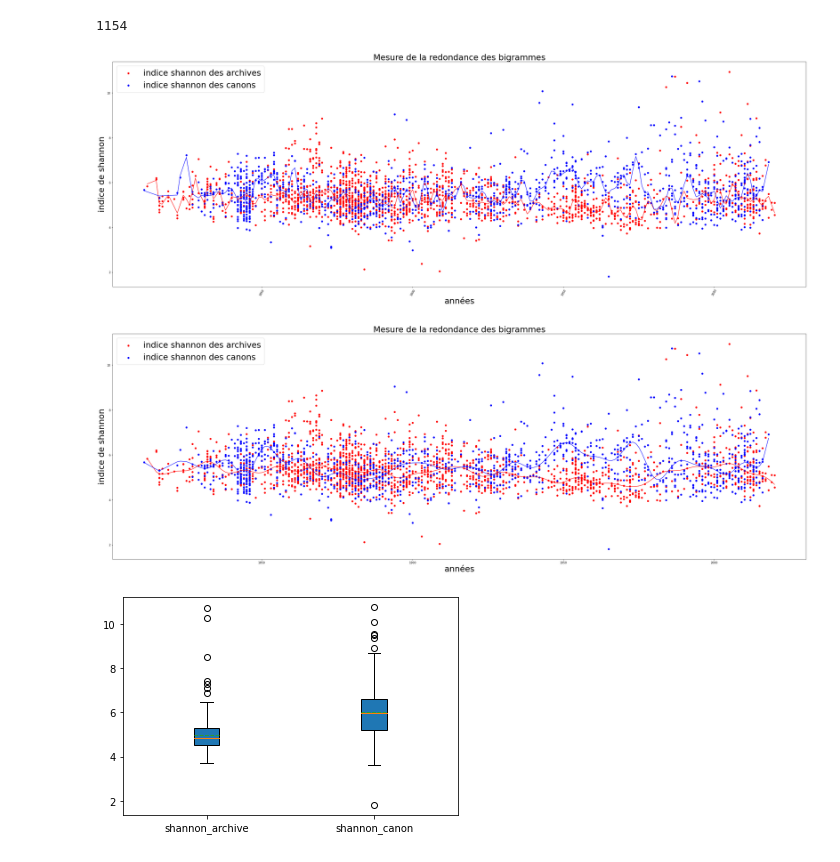
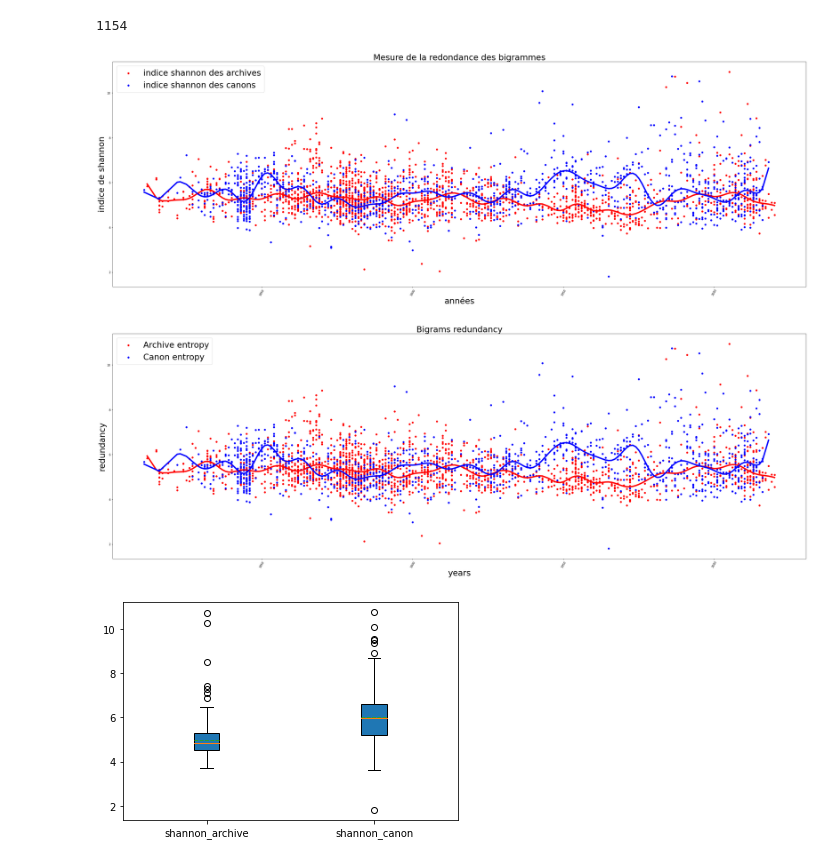
Before and after one commit to crazyjeannot/canons, a Jupyter notebook: regression.ipynb, the cells around one changed output. Saved outputs shown, nothing was run; the diff lists cells and outputs as text; code cells hidden in the pictures.

```diff
--- a/regression.ipynb
+++ b/regression.ipynb
@@ -129,12 +121,16 @@ len(shannon_canon_df.mean())
 len(data_can)
 # %% [output]
 1154
+# %%
+svr_poly = SVR(kernel='rbf', C=100, gamma=0.01, epsilon=.1)
+#SVR(kernel='poly', C=100, gamma='auto', degree=3, epsilon=.1,coef0=1)
+#SVR(kernel='rbf', C=100, gamma=0.1, epsilon=.1)
 # %%
 plt.figure(figsize=(45,15))
 plt.scatter(annee_arch, shannon_archive_df.mean(), label = 'indice shannon des archives',color = 'red')
 plt.scatter(annee_test, shannon_canon_df.mean(), label = 'indice shannon des canons',color='blue')
-plt.plot(annee_arch, svr_poly.fit(annee_arch, data_arch).predict(annee_arch),color = 'red')
-plt.plot(annee_test, svr_poly.fit(annee_test, data_can).predict(annee_test),color='blue')
+plt.plot(annee_arch, svr_poly.fit(annee_arch, data_arch).predict(annee_arch),color = 'red', linewidth=5)
+plt.plot(annee_test, svr_poly.fit(annee_test, data_can).predict(annee_test),color= 'blue', linewidth=5)
 
 plt.ylabel('indice de shannon', fontsize=30)
 plt.xlabel('années', fontsize=30)
@@ -143,15 +139,6 @@ plt.xticks(rotation=60)
 plt.title('Mesure de la redondance des bigrammes', fontsize=30)
 plt.legend(prop={'size': 30})
 
-#fig, axes = plt.subplots(figsize=(15, 10), sharey=True)
-#axes.scatter(annee_test[svr_poly.support_], data_can[svr_poly.support_], facecolor="none", s=50)
-#axes.scatter(annee_test[np.setdiff1d(np.arange(len(annee_test)), svr_poly.support_)],data_can[np.setdiff1d(np.arange(len(annee_test)), svr_poly.support_)],facecolor="none", edgecolor="k", s=50,label='other training data')
-#axes.legend(loc='upper center', bbox_to_anchor=(0.5, 1.1),ncol=1, fancybox=True, shadow=True)
-
-
-#axes.scatter(annee_arch[svr_poly.support_], data_arch[svr_poly.support_], facecolor="none", s=50)
-#axes.scatter(annee_arch[np.setdiff1d(np.arange(len(annee_arch)), svr_poly.support_)],data_arch[np.setdiff1d(np.arange(len(annee_arch)), svr_poly.support_)],facecolor="none", edgecolor="k", s=50,label='other training data')
-#axes.legend(loc='upper center', bbox_to_anchor=(0.5, 1.1),ncol=1, fancybox=True, shadow=True)
 plt.show()
 # %% [output]
-[figure, old version]
+[figure, new version]
@@ -160,18 +145,20 @@ annee = set(annee_archive+annee_canon)
 # %%
 plt.figure(figsize=(45,15))
-plt.scatter(annee_arch, shannon_archive_df.mean(), label = 'indice shannon des archives',color = 'red')
-plt.scatter(annee_test, shannon_canon_df.mean(), label = 'indice shannon des canons',color='blue')
-plt.plot(annee_arch, svr_poly.fit(annee_arch, data_arch).predict(annee_arch),color = 'red')
-plt.plot(annee_test, svr_poly.fit(annee_test, data_can).predict(annee_test),color='blue')
+plt.scatter(annee_arch, shannon_archive_df.mean(), label = 'Archive entropy',color = 'red')
+plt.scatter(annee_test, shannon_canon_df.mean(), label = 'Canon entropy',color='blue')
+plt.plot(annee_arch, svr_poly.fit(annee_arch, data_arch).predict(annee_arch),color = 'red', linewidth=5)
+plt.plot(annee_test, svr_poly.fit(annee_test, data_can).predict(annee_test),color= 'blue', linewidth=5)
 
-plt.ylabel('indice de shannon', fontsize=30)
-plt.xlabel('années', fontsize=30)
+plt.ylabel('redundancy', fontsize=30)
+plt.xlabel('years', fontsize=30)
+plt.xticks(rotation=60)
 
-plt.title('Mesure de la redondance des bigrammes', fontsize=30)
+plt.title('Bigrams redundancy', fontsize=30)
 plt.legend(prop={'size': 30})
+
 plt.show()
 # %% [output]
-[figure, old version]
+[figure, new version]
 # %%
 fig, ax = plt.subplots()
 columns = [shannon_archive_df.mean()[1340:1617], shannon_canon_df.mean()[709:943]]
```
Also changed, not shown: parts of 6 cells of this notebook, 1 other file.
